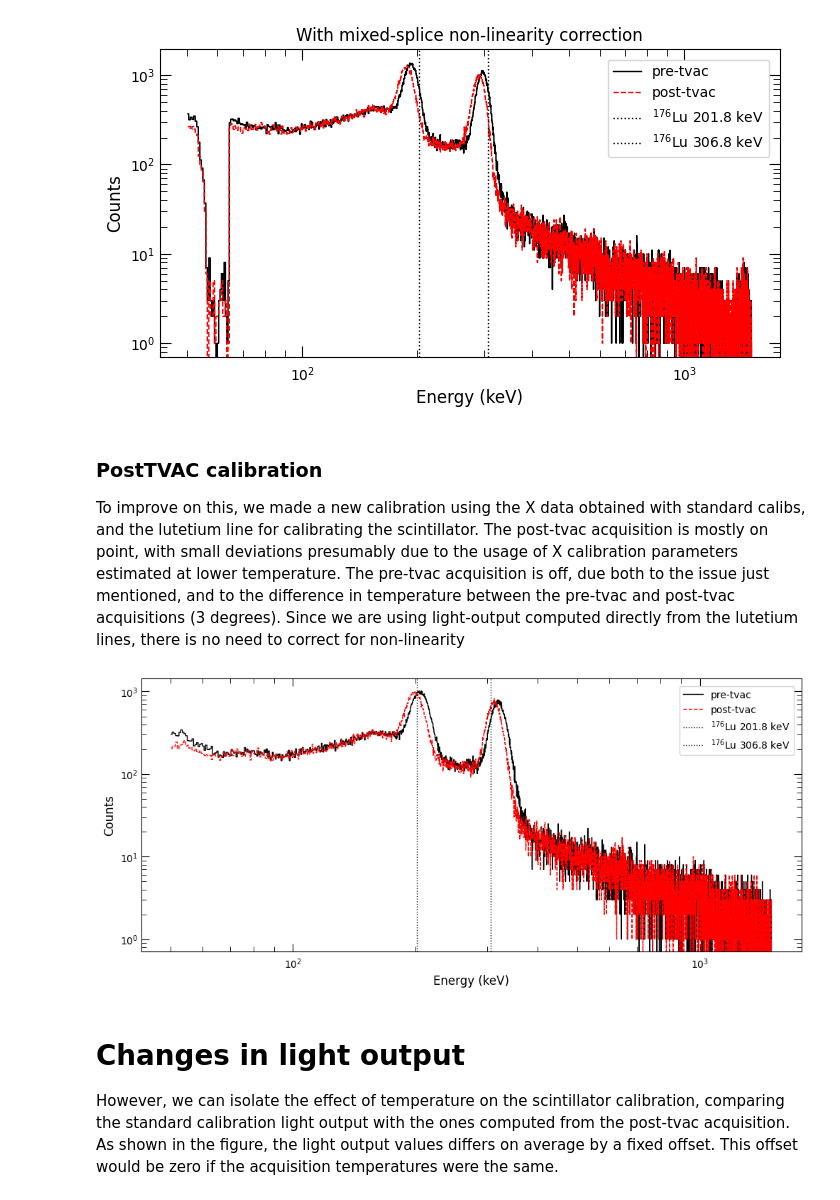
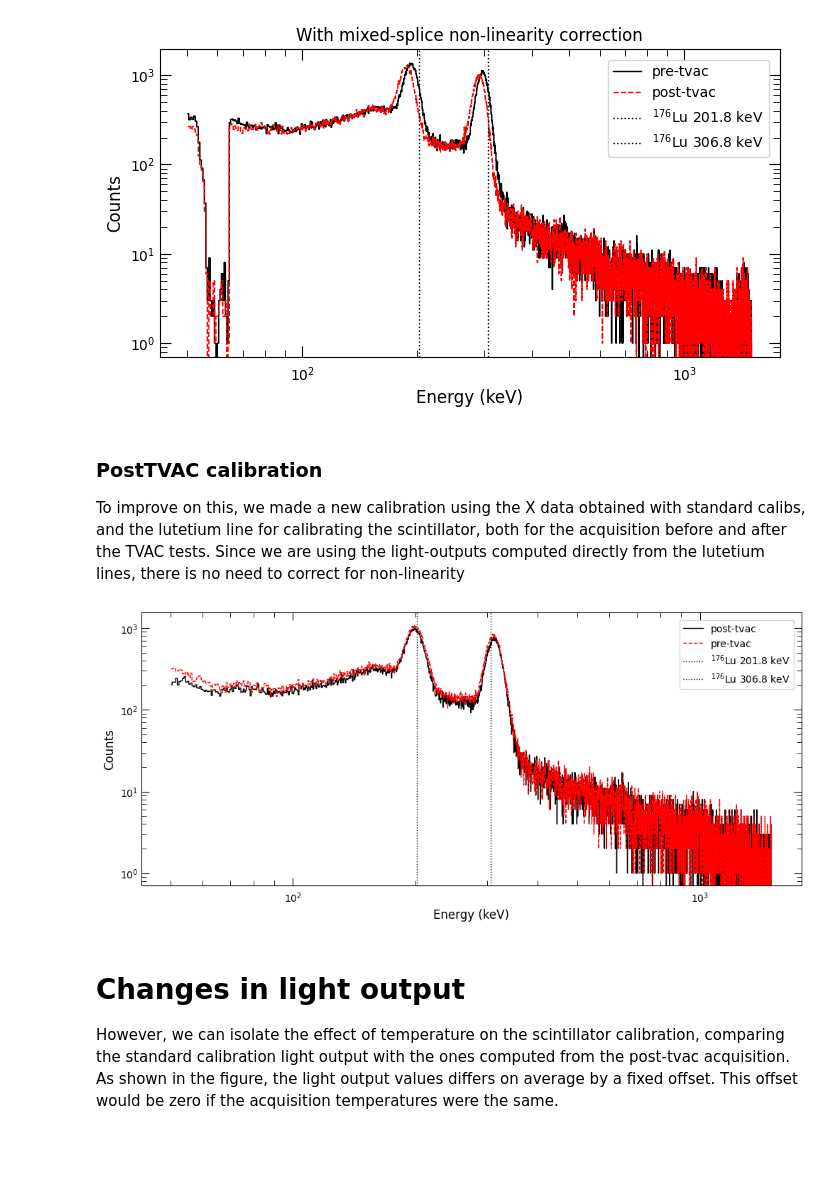
Before and after one commit to peppedilillo/notebooks, a Jupyter notebook: fm3_tvac.ipynb, the cells around one changed output. Saved outputs shown, nothing was run; the diff lists cells and outputs as text; code cells hidden in the pictures; blank space fills up the shorter version.

```diff
--- a/fm3_tvac.ipynb
+++ b/fm3_tvac.ipynb
@@ -52,8 +52,12 @@ model="fm3"
 
 sdd_calibration = read_sdd_calibration_report(Path("calibs/standard/report_cal.xlsx"))
 slo_calibration = read_lightout_report(Path("calibs/standard/report_slo.xlsx"))
+
 sdd_posttvac_calib = read_sdd_calibration_report(Path("calibs/posttvac/report_cal.xlsx"))
 slo_posttvac_calib = read_lightout_report(Path("calibs/posttvac/report_slo.xlsx"))
+
+sdd_pretvac_calib = read_sdd_calibration_report(Path("calibs/pretvac/report_cal.xlsx"))
+slo_pretvac_calib = read_lightout_report(Path("calibs/pretvac/report_slo.xlsx"))
 
 def _calibrate_data(datafile, model, sdd_calibration, slo_calibration, configuration):
     data = pandas_from_lv0d5(datafile)
@@ -75,10 +79,13 @@ def _calibrate_data(datafile, model, sdd_calibration, slo_calibration, configura
 
 calibrate_standard = partial(_calibrate_data, model=model, sdd_calibration=sdd_calibration, slo_calibration=slo_calibration, configuration=configuration)
 calibrate_posttvac = partial(_calibrate_data, model=model, sdd_calibration=sdd_posttvac_calib, slo_calibration=slo_posttvac_calib, configuration=configuration)
+calibrate_pretvac = partial(_calibrate_data, model=model, sdd_calibration=sdd_pretvac_calib, slo_calibration=slo_pretvac_calib, configuration=configuration)
 # %%
 dataframes = {label: calibrate_standard(datafile) for label, datafile in acquisition_fm3_path.items()}
 # %%
-dfs_caltv = {label: calibrate_posttvac(datafile) for label, datafile in acquisition_fm3_path.items()}
+dfs_posttv = {label: calibrate_posttvac(datafile) for label, datafile in acquisition_fm3_path.items()}
 # %% [output]
 WARNING:root:35712 (17.42 %) events from channels 'B17', 'A12', 'C12', 'B18', 'D11', 'B06', 'D28', 'D26', 'A16' were not calibrated.
 WARNING:root:33423 (17.43 %) events from channels 'A12', 'D28', 'B17', 'C12', 'D11', 'B18', 'B06', 'D26', 'A16' were not calibrated.
+# %%
+dfs_pretv = {label: calibrate_pretvac(datafile) for label, datafile in acquisition_fm3_path.items()}
@@ -154,21 +169,26 @@ plt.show()
 # %% [markdown]
 ### PostTVAC calibration
 
-To improve on this, we made a new calibration using the X data obtained with standard calibs, and the lutetium line for calibrating the scintillator. The post-tvac acquisition is mostly on point, with small deviations presumably due to the usage of X calibration parameters estimated at lower temperature. The pre-tvac acquisition is off, due both to the issue just mentioned, and to the difference in temperature between the pre-tvac and post-tvac acquisitions (3 degrees). Since we are using light-output computed directly from the lutetium lines, there is no need to correct for non-linearity
+To improve on this, we made a new calibration using the X data obtained with standard calibs, and the lutetium line for calibrating the scintillator, both for the acquisition before and after the TVAC tests. Since we are using the light-outputs computed directly from the lutetium lines, there is no need to correct for non-linearity
 # %%
 fig, ax = plt.subplots(1,1, figsize=(12,5))
-for label, (data, calibration) in dfs_caltv.items():
-    counts, midpoints = histogram(data)
-    ax.step(midpoints, counts, where="mid", label=label)
+label = "post-tvac"
+data, calibration = dfs_posttv[label]
+counts, midpoints = histogram(data)
+ax.step(midpoints, counts, where="mid", label=label)
+label = "pre-tvac"
+data, calibration = dfs_pretv[label]
+counts, midpoints = histogram(data)
+ax.step(midpoints, counts, where="mid", label=label)
 for source in sources:
     plt.axvline(source, label=f"$^{{176}}$Lu {source:.1f} keV", linestyle="dotted")
 plt.loglog()
 plt.legend()
 plt.ylabel("Counts")
 plt.xlabel("Energy (keV)")
 plt.show()
 # %% [output]
-[figure, old version]
+[figure, new version]
 # %% [markdown]
 # Changes in light output
 
```
Also changed, not shown: parts of 4 cells of this notebook.
